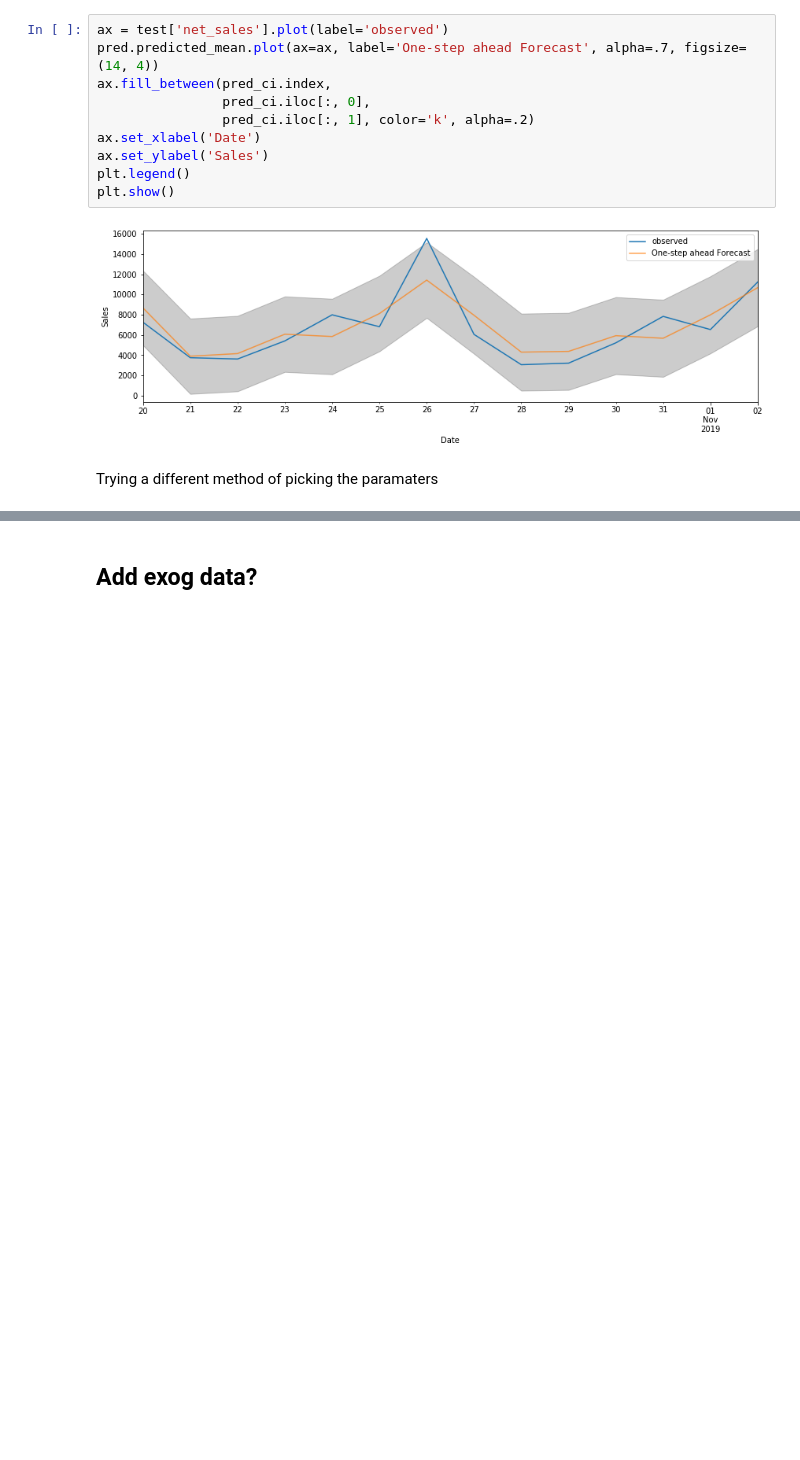
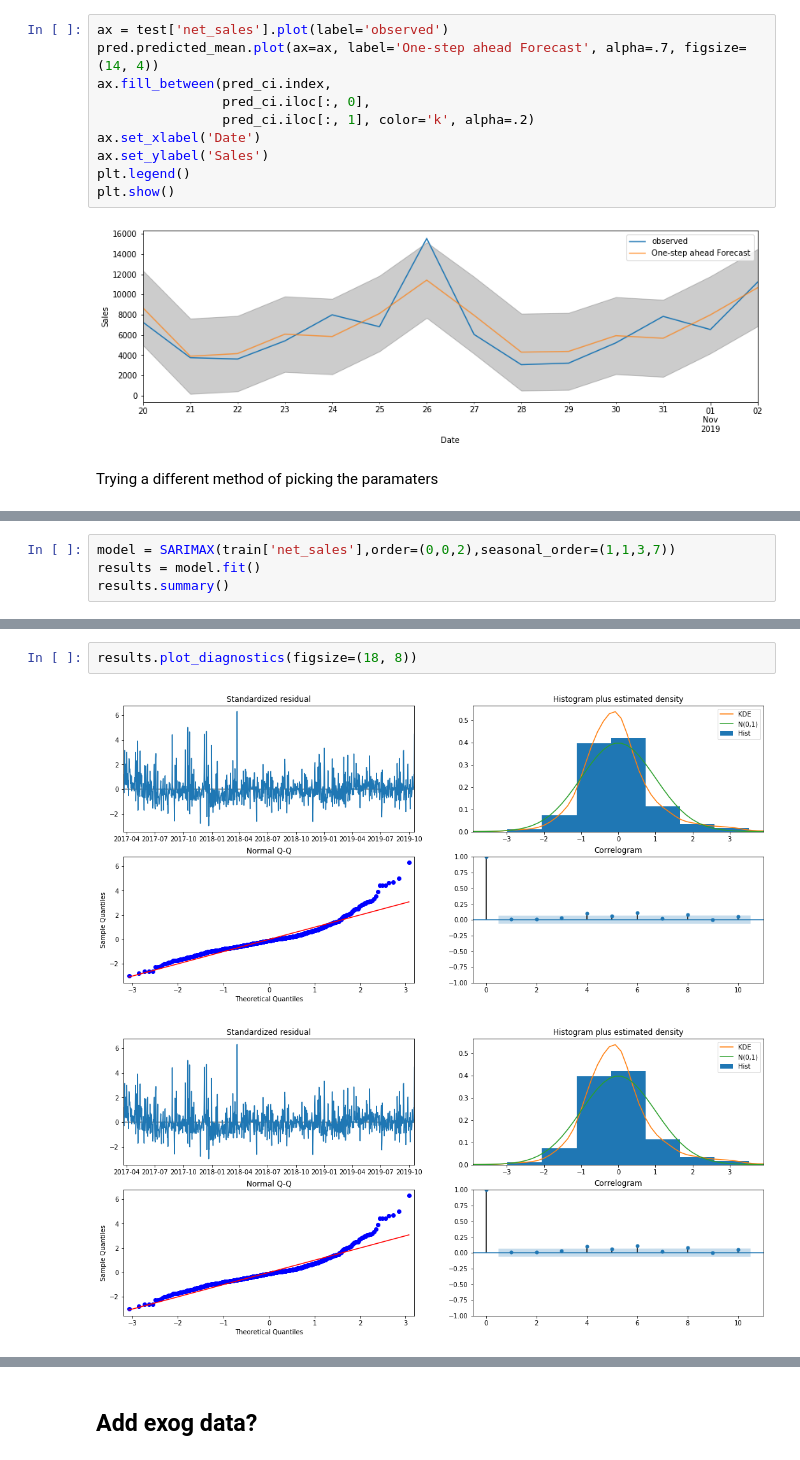
Before and after one commit to ssmithie/time_series_project, a Jupyter notebook: EDA_with_exog.ipynb, the cells around one changed output, grey strips where cells are left out. Drawn from its saved outputs; the diff is of its cells as text; blank space fills up the shorter version.

```diff
--- a/EDA_with_exog.ipynb
+++ b/EDA_with_exog.ipynb
@@ -478,0 +496,4 @@ for param in pdq:
+# %%
+model = SARIMAX(train['net_sales'],order=(0,0,2),seasonal_order=(1,1,3,7))
+results = model.fit()
+results.summary()
@@ -478,0 +536,5 @@ for param in pdq:
+# %%
+results.plot_diagnostics(figsize=(18, 8))
+# %% [output]
+[figure, added]
+[figure, added]
```
Also changed, not shown: parts of 42 cells of this notebook, 2 other files.
